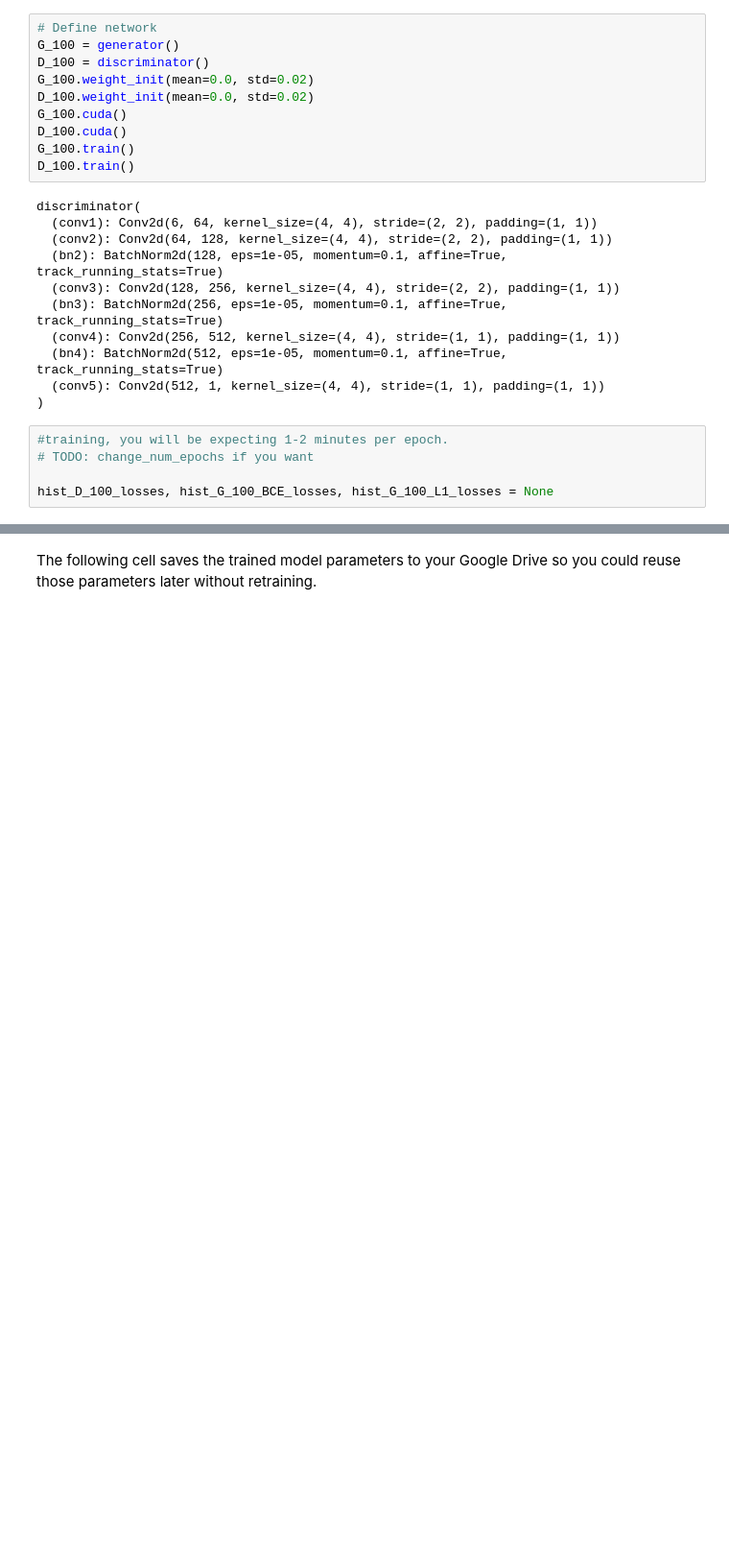
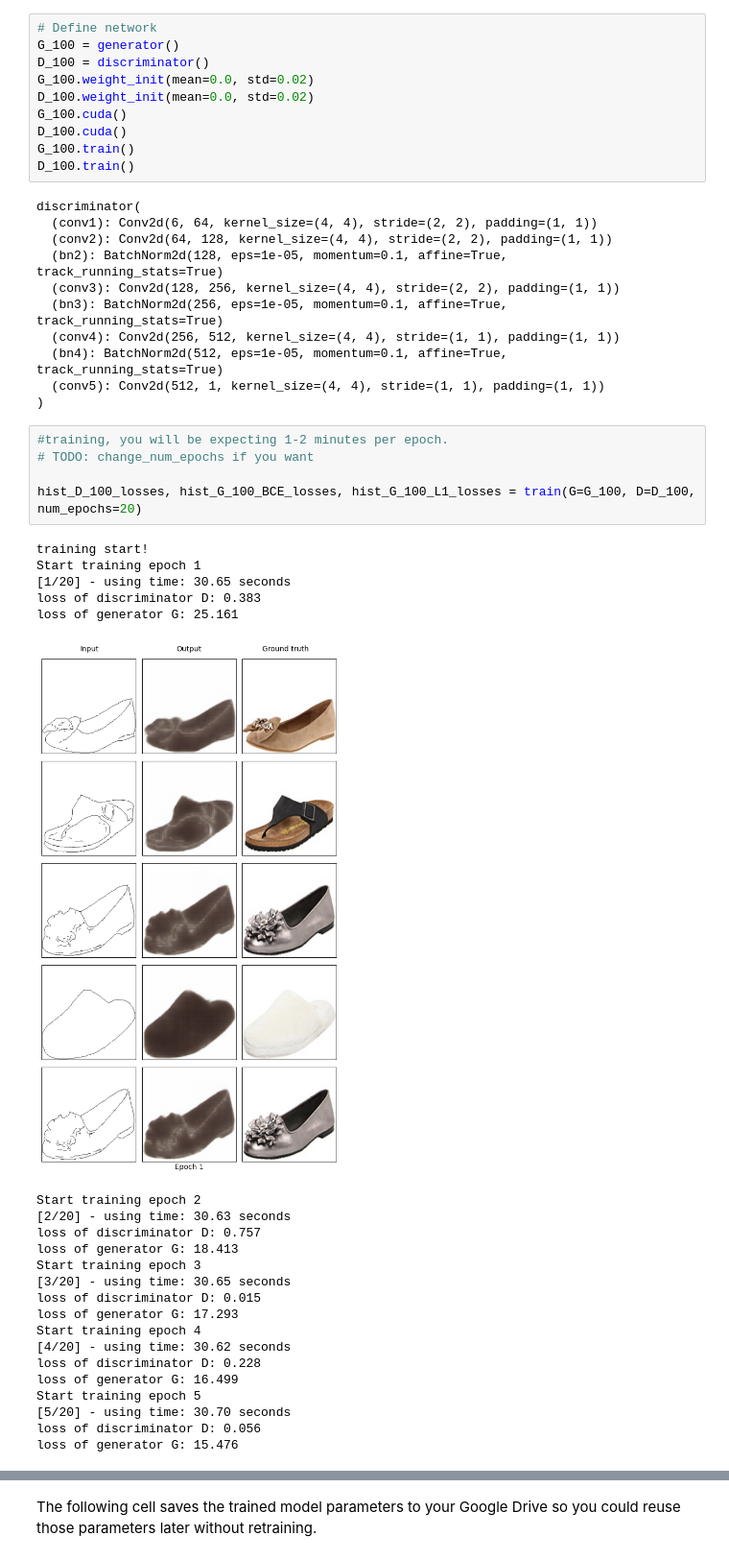
Before and after one commit to WensongVincent/eecs442, a Jupyter notebook: hw5/hw5_gan.ipynb, the cells around one changed output, grey strips where cells are left out. Shown at 96% size. Saved outputs shown, nothing was run; the diff lists cells and outputs as text; blank space fills up the shorter version.

```diff
--- a/hw5/hw5_gan.ipynb
+++ b/hw5/hw5_gan.ipynb
@@ -563,5 +592,28 @@ discriminator(
 # %%
 #training, you will be expecting 1-2 minutes per epoch.
 # TODO: change_num_epochs if you want
 
-hist_D_100_losses, hist_G_100_BCE_losses, hist_G_100_L1_losses = None
+hist_D_100_losses, hist_G_100_BCE_losses, hist_G_100_L1_losses = train(G=G_100, D=D_100, num_epochs=20)
+# %% [output]
+training start!
+Start training epoch 1
+[1/20] - using time: 30.65 seconds
+loss of discriminator D: 0.383
+loss of generator G: 25.161
+[figure, added]
+Start training epoch 2
+[2/20] - using time: 30.63 seconds
+loss of discriminator D: 0.757
+loss of generator G: 18.413
+Start training epoch 3
+[3/20] - using time: 30.65 seconds
+loss of discriminator D: 0.015
+loss of generator G: 17.293
+Start training epoch 4
+[4/20] - using time: 30.62 seconds
+loss of discriminator D: 0.228
+loss of generator G: 16.499
+Start training epoch 5
+[5/20] - using time: 30.70 seconds
+loss of discriminator D: 0.056
+loss of generator G: 15.476
```
Also changed, not shown: parts of 10 cells of this notebook, 3 other files.
